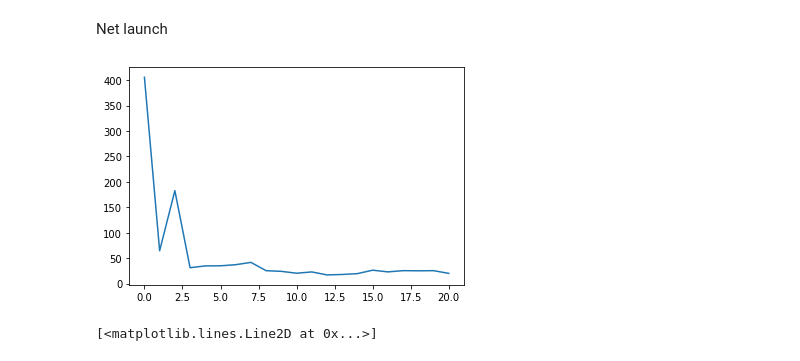
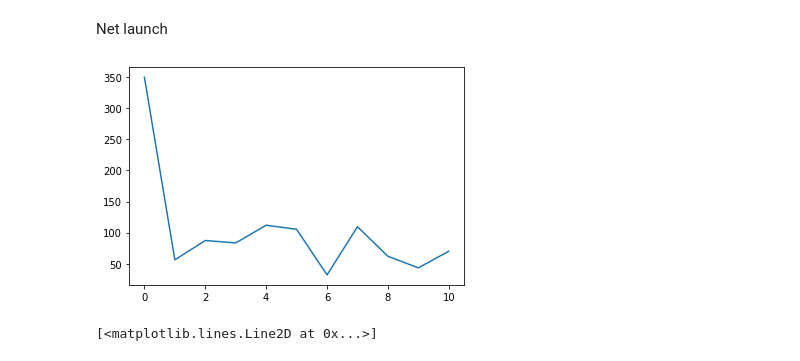
Before and after one commit to limon8884/delivery-RL, a Jupyter notebook: notebook.ipynb, the cells around one changed output. Drawn from its saved outputs; the diff is of its cells as text; code cells hidden in the pictures.

```diff
--- a/notebook.ipynb
+++ b/notebook.ipynb
@@ -146,8 +146,8 @@ def make_target_tensor(np_scores, mask):
 
         return target
 
-def get_loss(net, triples):
-    np_scores = [scrorer(triple.orders, triple.couriers) for triple in triples]
+def get_loss(net, scorer, triples):
+    np_scores = [scorer(triple.orders, triple.couriers) for triple in triples]
     preds = net(triples, 0)
     mask = net.get_mask()
     tgt = make_target_tensor(np_scores, mask)
@@ -155,37 +155,37 @@ def get_loss(net, triples):
     mse_loss = nn.MSELoss(reduction='none')
     return (mse_loss(preds, tgt) * mask).sum() / mask.sum()
 # %%
-batch_size = 16
-n_epochs = 100 + 1
+batch_size = 2
+n_epochs = 10 + 1
 bounds = (Point(0, 0), Point(10, 10))
 
 net = ScoringNet(
-    n_layers=1,
-    d_model=64,
-    n_head=2,
-    dim_ff=64,
-    pos_enc_dim=32,
+    n_layers=4,
+    d_model=256,
+    n_head=4,
+    dim_ff=256,
+    pos_enc_dim=64,
 )
-scrorer = ETAScoring()
+scorer = ETAScoring()
 optimizer = torch.optim.SGD(net.parameters(), lr=0.001, momentum=0.9)
 
 losses = []
 
 for epoch in range(n_epochs):
     triples = [random_triple(bounds) for _ in range(batch_size)]
 
     optimizer.zero_grad()
-    loss = get_loss(net, triples)
+    loss = get_loss(net, scorer, triples)
     loss.backward()
     optimizer.step()
 
     losses.append(loss.item())
-    if epoch % 100 == 0:
+    if epoch % 1 == 0:
         clear_output()
         plt.plot(losses)
         plt.show()
 # %% [output]
-[figure, old version]
+[figure, new version]
 # %%
 plt.plot(losses[10:])
 # %% [output]
```
Also changed, not shown: 1 other file.
